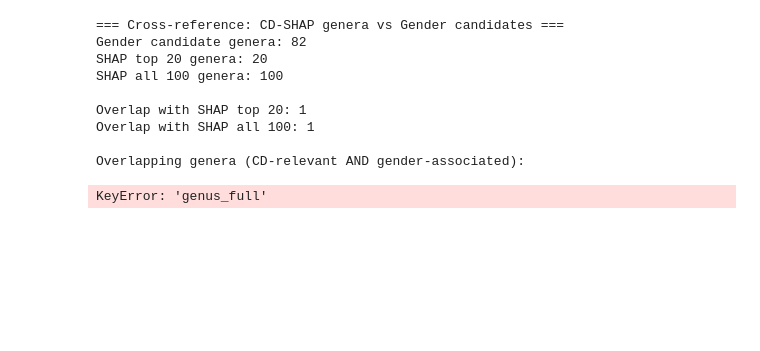
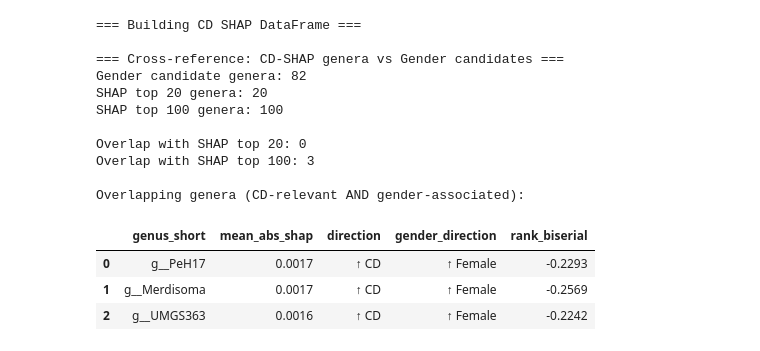
Before and after one commit to jimkam24/BioMedProject, a Jupyter notebook: notebooks/06_xai.ipynb, the cells around one changed output. Saved outputs shown, nothing was run; the diff lists cells and outputs as text; code cells hidden in the pictures; blank space fills up the shorter version.

```diff
--- a/notebooks/06_xai.ipynb
+++ b/notebooks/06_xai.ipynb
@@ -215,50 +300,81 @@ Saved: results/tables/shap_results_cd.csv
 # %%
-# Check overlap between CD-discriminating genera and gender candidates
+import numpy as np
+import pandas as pd
+
+print("=== Building CD SHAP DataFrame ===")
+# 1. Create a DataFrame from our inverse-PCA SHAP results
+shap_df = pd.DataFrame({
+    "genus_full": shap_series_cd.index,
+    "mean_abs_shap": shap_series_cd.values
+})
+
+# Sort by most important to least important
+shap_df = shap_df.sort_values(by="mean_abs_shap", ascending=False).reset_index(drop=True)
+shap_df["genus_short"] = shap_df["genus_full"].apply(lambda x: x.split(";")[-1].strip())
+
+# 2. Calculate the direction (Does high abundance mean CD or nonIBD?)
+# We do this by checking the correlation between the raw abundance and the SHAP value
+directions = []
+for col in shap_df["genus_full"]:
+    # Get the index of the column to find the matching SHAP values
+    col_idx = X_cd.columns.get_loc(col)
+    corr = np.corrcoef(X_cd[col], shap_values_cd[:, col_idx])[0, 1]
+
+    # If correlation is positive, more bug = more CD
+    if corr > 0:
+        directions.append("↑ CD")
+    else:
+        directions.append("↑ nonIBD")
+
+shap_df["direction"] = directions
+
+# 3. Check for overlap with Gender Candidates
 gender_genera = set(candidates["genus"].values)
 shap_top20 = set(shap_df.head(20)["genus_full"].values)
-shap_all = set(shap_df["genus_full"].values)
+shap_all = set(shap_df.head(100)["genus_full"].values) # Let's look at the top 100 CD drivers
 
 overlap_top20 = gender_genera & shap_top20
 overlap_all = gender_genera & shap_all
 
-print("=== Cross-reference: CD-SHAP genera vs Gender candidates ===")
+print("\n=== Cross-reference: CD-SHAP genera vs Gender candidates ===")
 print(f"Gender candidate genera: {len(gender_genera)}")
 print(f"SHAP top 20 genera: {len(shap_top20)}")
-print(f"SHAP all 100 genera: {len(shap_all)}")
+print(f"SHAP top 100 genera: {len(shap_all)}")
 print(f"\nOverlap with SHAP top 20: {len(overlap_top20)}")
-print(f"Overlap with SHAP all 100: {len(overlap_all)}")
+print(f"Overlap with SHAP top 100: {len(overlap_all)}")
 
 if len(overlap_all) > 0:
     print(f"\nOverlapping genera (CD-relevant AND gender-associated):")
 
-    # Fix: filter and reset index to avoid column loss in merge
     shap_overlap = shap_df[shap_df["genus_full"].isin(overlap_all)][
         ["genus_full", "genus_short", "mean_abs_shap", "direction"]
     ].reset_index(drop=True)
 
     candidates_renamed = candidates[["genus", "rank_biserial"]].rename(
         columns={"genus": "genus_full"}
     ).reset_index(drop=True)
 
     overlap_df = shap_overlap.merge(candidates_renamed, on="genus_full", how="left")
     overlap_df["gender_direction"] = overlap_df["rank_biserial"].apply(
         lambda x: "↑ Male" if x > 0 else "↑ Female"
     )
 
-    print(overlap_df[["genus_short", "mean_abs_shap",
-                       "direction", "gender_direction",
-                       "rank_biserial"]
-                     ].round(4).to_string(index=False))
+    display(overlap_df[["genus_short", "mean_abs_shap", "direction", "gender_direction", "rank_biserial"]].round(4))
 else:
-    print("\nNo overlap found — CD signal and gender signal are independent.")
+    print("\nNo overlap found — CD signal and gender signal are totally independent.")
 # %% [output]
+=== Building CD SHAP DataFrame ===
+
 === Cross-reference: CD-SHAP genera vs Gender candidates ===
 Gender candidate genera: 82
 SHAP top 20 genera: 20
-SHAP all 100 genera: 100
+SHAP top 100 genera: 100
 
-Overlap with SHAP top 20: 1
-Overlap with SHAP all 100: 1
+Overlap with SHAP top 20: 0
+Overlap with SHAP top 100: 3
 
 Overlapping genera (CD-relevant AND gender-associated):
-KeyError: 'genus_full'
+|  | genus_short | mean_abs_shap | direction | gender_direction | rank_biserial |
+| 0 | g__PeH17 | 0.0017 | ↑ CD | ↑ Female | -0.2293 |
+| 1 | g__Merdisoma | 0.0017 | ↑ CD | ↑ Female | -0.2569 |
+| 2 | g__UMGS363 | 0.0016 | ↑ CD | ↑ Female | -0.2242 |
```
Also changed, not shown: parts of 19 cells of this notebook, 5 other files.
